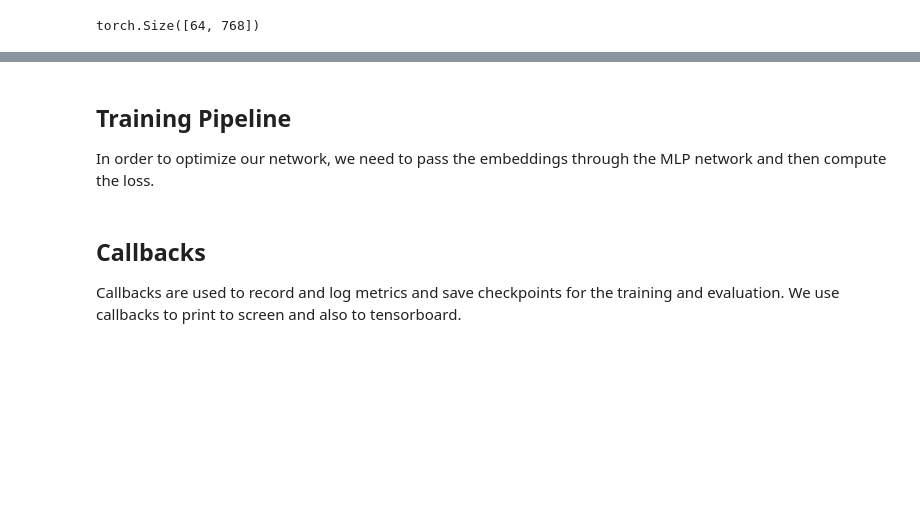
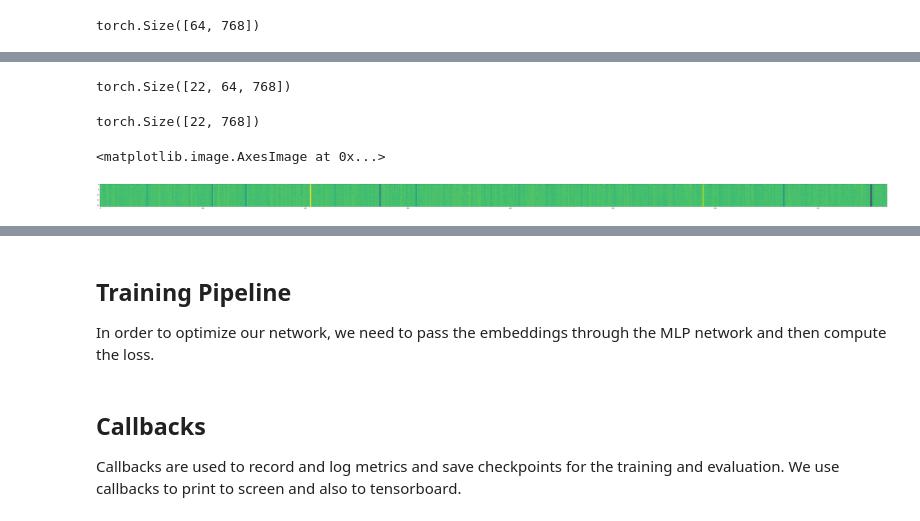
Before and after one commit to ericharper/sentence-classification, a Jupyter notebook: sentence_classification.ipynb, the cells around one changed output, grey strips where cells are left out. Cells and saved outputs as stored; diff of their text form; code cells hidden in the pictures; blank space fills up the shorter version.

```diff
--- a/sentence_classification.ipynb
+++ b/sentence_classification.ipynb
@@ -382,0 +416,11 @@ tensor([[-0.4182, -0.2171, -0.3546,  ..., -0.4809,  0.5344,  0.3483],
+# %%
+# positive negative spectrum
+spectrum_data = nemo_nlp.BertSentenceClassificationDataLayer(
+    input_file=data_dir + '/positive_negative.tsv',
+    tokenizer=tokenizer,
+    max_seq_length=max_seq_length,
+    shuffle=False,
+    num_samples=-1, # lower for dev, -1 for all dataset
+    batch_size=batch_size,
+    dataset_type=preproc_data_layer.BertSentenceClassificationDataset
+)
@@ -382,0 +439,8 @@ tensor([[-0.4182, -0.2171, -0.3546,  ..., -0.4809,  0.5344,  0.3483],
+# %%
+spectrum_input, spectrum_token_types, spectrum_attn_mask, spectrum_labels = spectrum_data()
+# %%
+spectrum_embeddings = bert(input_ids=spectrum_input,
+                        token_type_ids=spectrum_token_types,
+                        attention_mask=spectrum_attn_mask)
+# %%
+spectrum_embeddings_tensors = nf.infer(tensors=[spectrum_embeddings])
@@ -382,0 +468,14 @@ tensor([[-0.4182, -0.2171, -0.3546,  ..., -0.4809,  0.5344,  0.3483],
+# %%
+spectrum_embeddings_tensors[0][0].shape
+# %% [output]
+torch.Size([22, 64, 768])
+# %%
+spectrum_embeddings_tensors[0][0][:,0,:].shape
+# %% [output]
+torch.Size([22, 768])
+# %%
+plt.figure(figsize=(100,100))
+plt.imshow(spectrum_embeddings_tensors[0][0][:,0,:].numpy())
+# %% [output]
+<matplotlib.image.AxesImage at 0x...>
+[figure, added]
```
Also changed, not shown: parts of 50 cells of this notebook, 2 other files.
